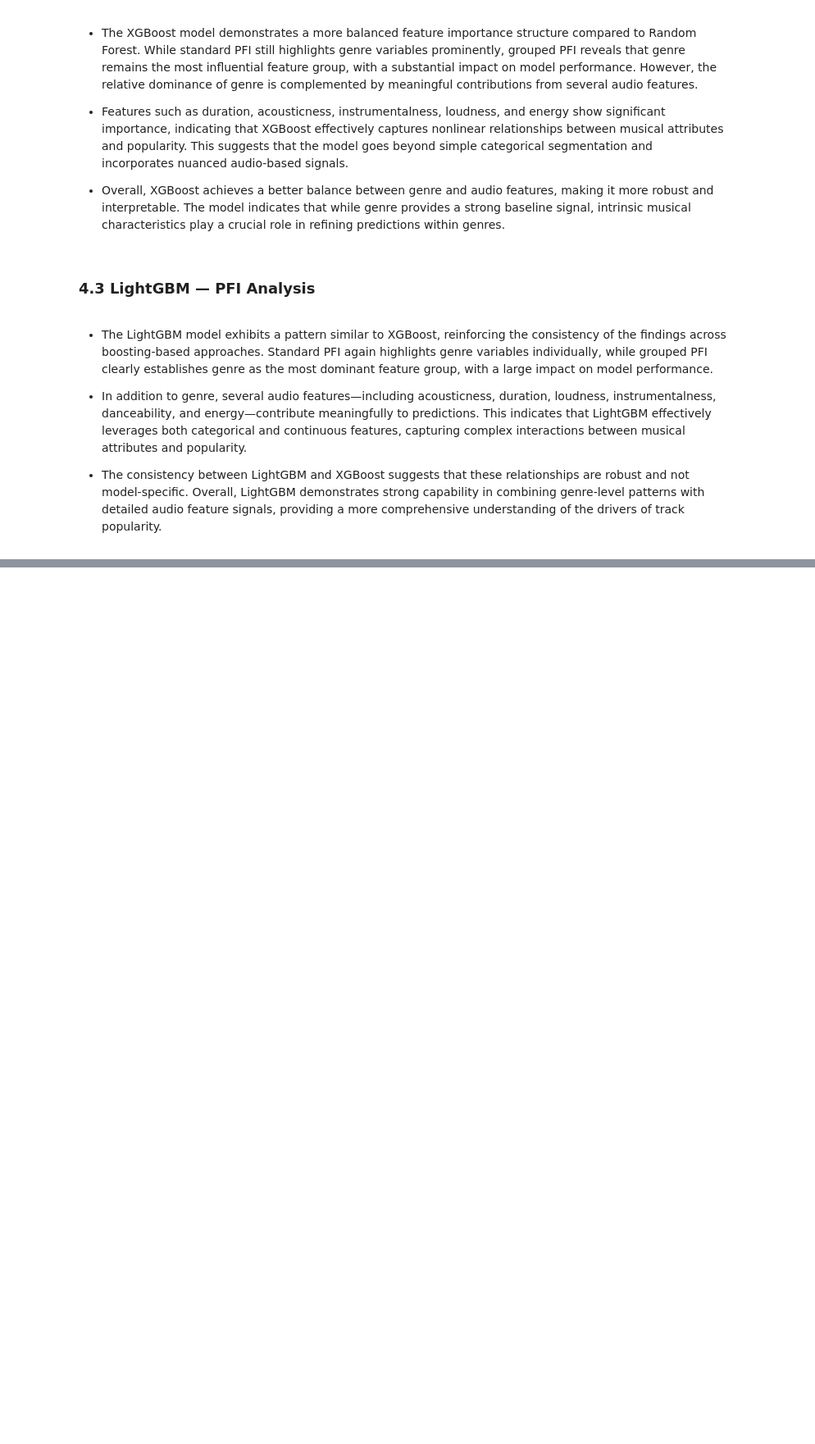
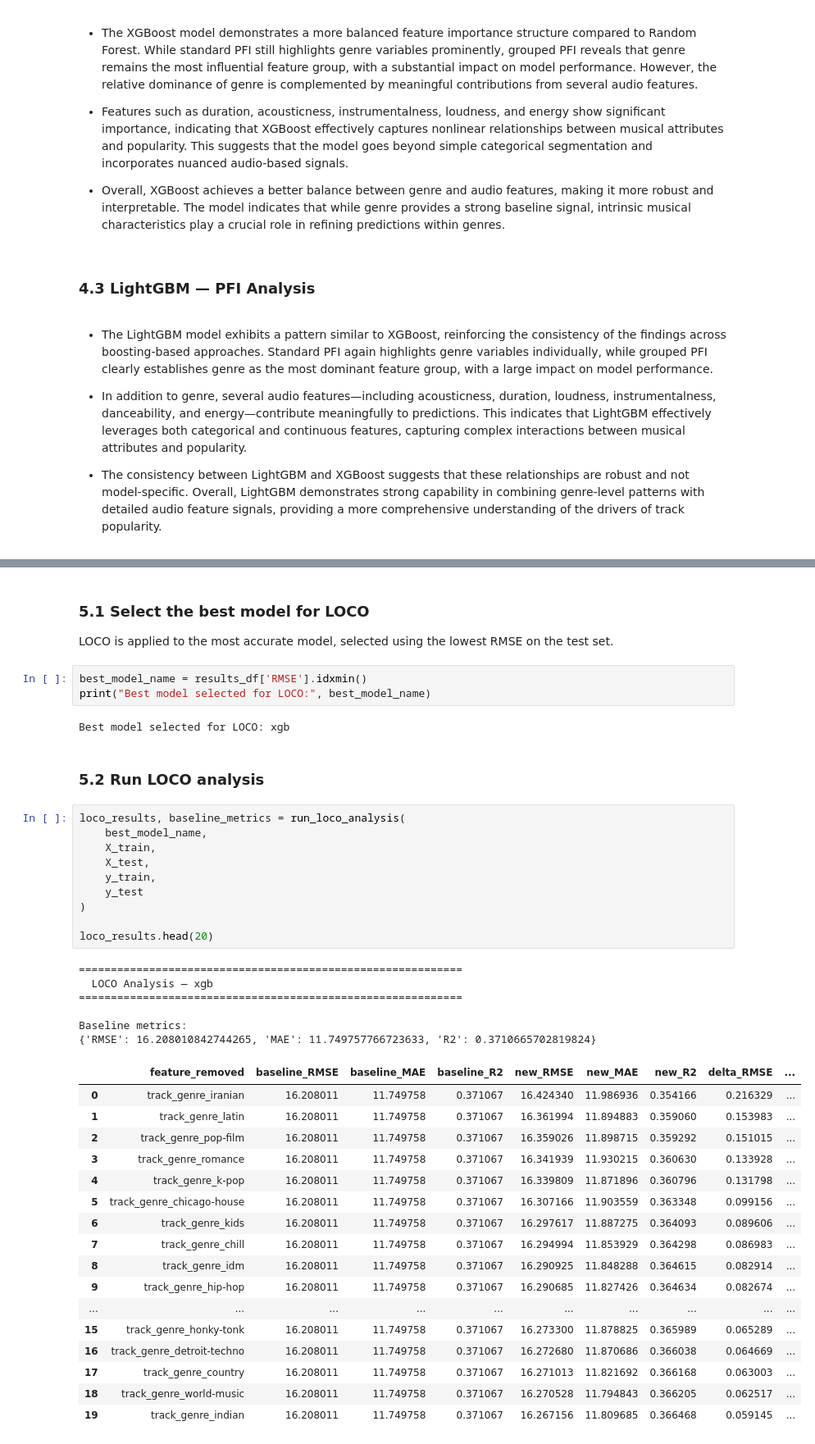
Before and after one commit to Hrithik-Kannan-Krishnan/SoundCheck, a Jupyter notebook: notebooks/spotify_xai.ipynb, the cells around one changed output, grey strips where cells are left out. Shown at 82% size. Saved outputs shown, nothing was run; the diff lists cells and outputs as text; blank space fills up the shorter version.

```diff
--- a/notebooks/spotify_xai.ipynb
+++ b/notebooks/spotify_xai.ipynb
@@ -424,0 +630,45 @@ Top 15 features by standard PFI (r2) — RandomForest
+# %% [markdown]
+### 5.1 Select the best model for LOCO
+
+LOCO is applied to the most accurate model, selected using the lowest RMSE on the test set.
+# %%
+best_model_name = results_df['RMSE'].idxmin()
+print("Best model selected for LOCO:", best_model_name)
+# %% [output]
+Best model selected for LOCO: xgb
+# %% [markdown]
+### 5.2 Run LOCO analysis
+# %%
+loco_results, baseline_metrics = run_loco_analysis(
+    best_model_name,
+    X_train,
+    X_test,
+    y_train,
+    y_test
+)
+
+loco_results.head(20)
+# %% [output]
+============================================================
+  LOCO Analysis — xgb
+============================================================
+
+Baseline metrics:
+{'RMSE': 16.208010842744265, 'MAE': 11.749757766723633, 'R2': 0.3710665702819824}
+|  | feature_removed | baseline_RMSE | baseline_MAE | baseline_R2 | new_RMSE | new_MAE | new_R2 | delta_RMSE | ... |
+| 0 | track_genre_iranian | 16.208011 | 11.749758 | 0.371067 | 16.424340 | 11.986936 | 0.354166 | 0.216329 | ... |
+| 1 | track_genre_latin | 16.208011 | 11.749758 | 0.371067 | 16.361994 | 11.894883 | 0.359060 | 0.153983 | ... |
+| 2 | track_genre_pop-film | 16.208011 | 11.749758 | 0.371067 | 16.359026 | 11.898715 | 0.359292 | 0.151015 | ... |
+| 3 | track_genre_romance | 16.208011 | 11.749758 | 0.371067 | 16.341939 | 11.930215 | 0.360630 | 0.133928 | ... |
+| 4 | track_genre_k-pop | 16.208011 | 11.749758 | 0.371067 | 16.339809 | 11.871896 | 0.360796 | 0.131798 | ... |
+| 5 | track_genre_chicago-house | 16.208011 | 11.749758 | 0.371067 | 16.307166 | 11.903559 | 0.363348 | 0.099156 | ... |
+| 6 | track_genre_kids | 16.208011 | 11.749758 | 0.371067 | 16.297617 | 11.887275 | 0.364093 | 0.089606 | ... |
+| 7 | track_genre_chill | 16.208011 | 11.749758 | 0.371067 | 16.294994 | 11.853929 | 0.364298 | 0.086983 | ... |
+| 8 | track_genre_idm | 16.208011 | 11.749758 | 0.371067 | 16.290925 | 11.848288 | 0.364615 | 0.082914 | ... |
+| 9 | track_genre_hip-hop | 16.208011 | 11.749758 | 0.371067 | 16.290685 | 11.827426 | 0.364634 | 0.082674 | ... |
+| ... | ... | ... | ... | ... | ... | ... | ... | ... | ... |
+| 15 | track_genre_honky-tonk | 16.208011 | 11.749758 | 0.371067 | 16.273300 | 11.878825 | 0.365989 | 0.065289 | ... |
+| 16 | track_genre_detroit-techno | 16.208011 | 11.749758 | 0.371067 | 16.272680 | 11.870686 | 0.366038 | 0.064669 | ... |
+| 17 | track_genre_country | 16.208011 | 11.749758 | 0.371067 | 16.271013 | 11.821692 | 0.366168 | 0.063003 | ... |
+| 18 | track_genre_world-music | 16.208011 | 11.749758 | 0.371067 | 16.270528 | 11.794843 | 0.366205 | 0.062517 | ... |
+| 19 | track_genre_indian | 16.208011 | 11.749758 | 0.371067 | 16.267156 | 11.809685 | 0.366468 | 0.059145 | ... |
```
Also changed, not shown: parts of 33 cells of this notebook.
